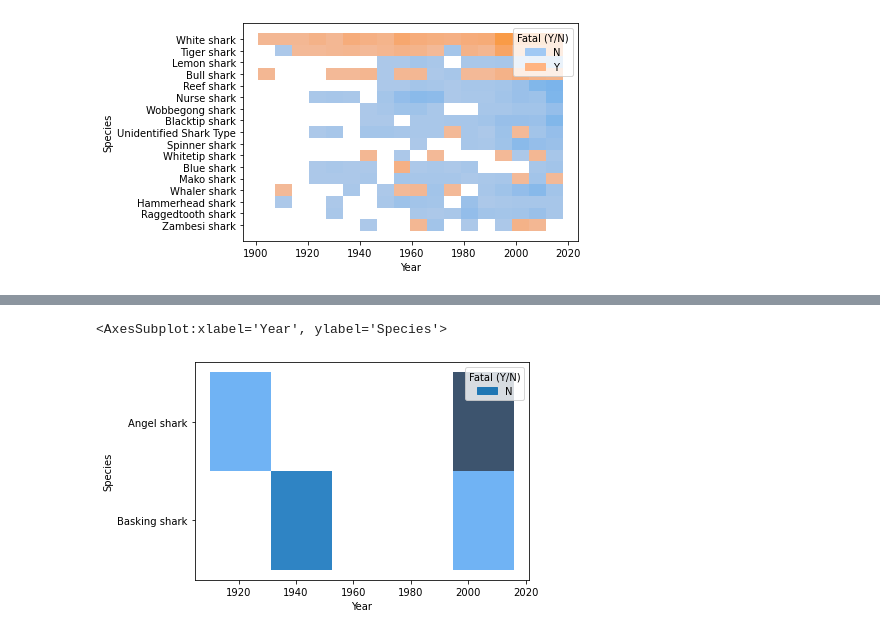
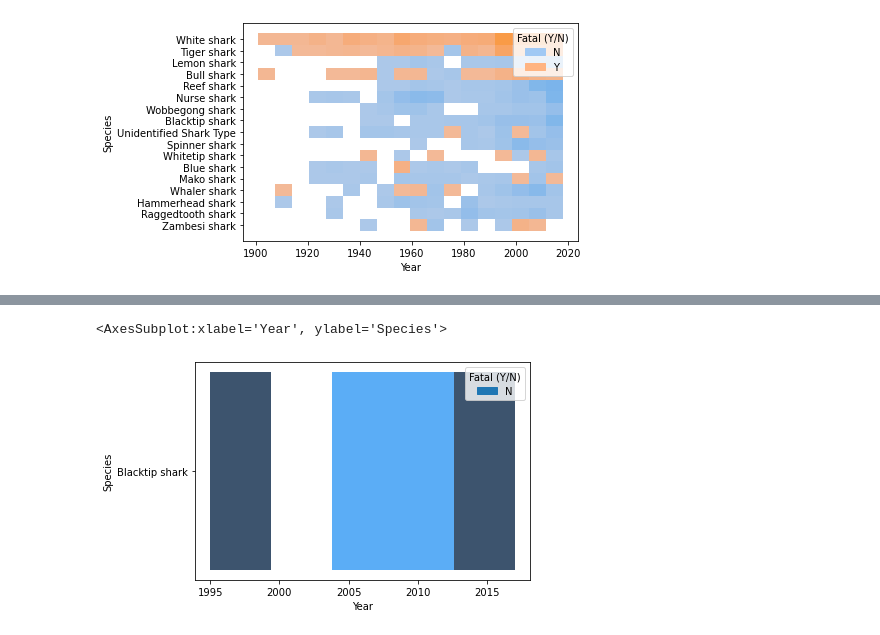
Before and after one commit to Hugocodesdude/Project_1, a Jupyter notebook: Project_1_Data_Vis.ipynb, the cells around one changed output, grey strips where cells are left out. Cells and saved outputs as stored; diff of their text form; code cells hidden in the pictures.

```diff
--- a/Project_1_Data_Vis.ipynb
+++ b/Project_1_Data_Vis.ipynb
@@ -63,12 +66,12 @@ sns.histplot(data=clean_data_set, x="Country".nlarge, hue="Fatal (Y/N)", bins=15
 # %%
 sns.histplot(
     x='Year',
     y='Species',
     hue="Fatal (Y/N)",
-    data= clean_data_set.sort_values('Species').head(10)
+    data= new_df.sort_values('Species').head(10)
                                                 )
 # %% [output]
 <AxesSubplot:xlabel='Year', ylabel='Species'>
-[figure, old version]
+[figure, new version]
 # %%
 #sns.histplot(x="Year", y= "Species" , hue="Fatal (Y/N)", data=clean_data_set.nlargest(10, "Species"));
```
Also changed, not shown: parts of 6 cells of this notebook, 1 other file.
